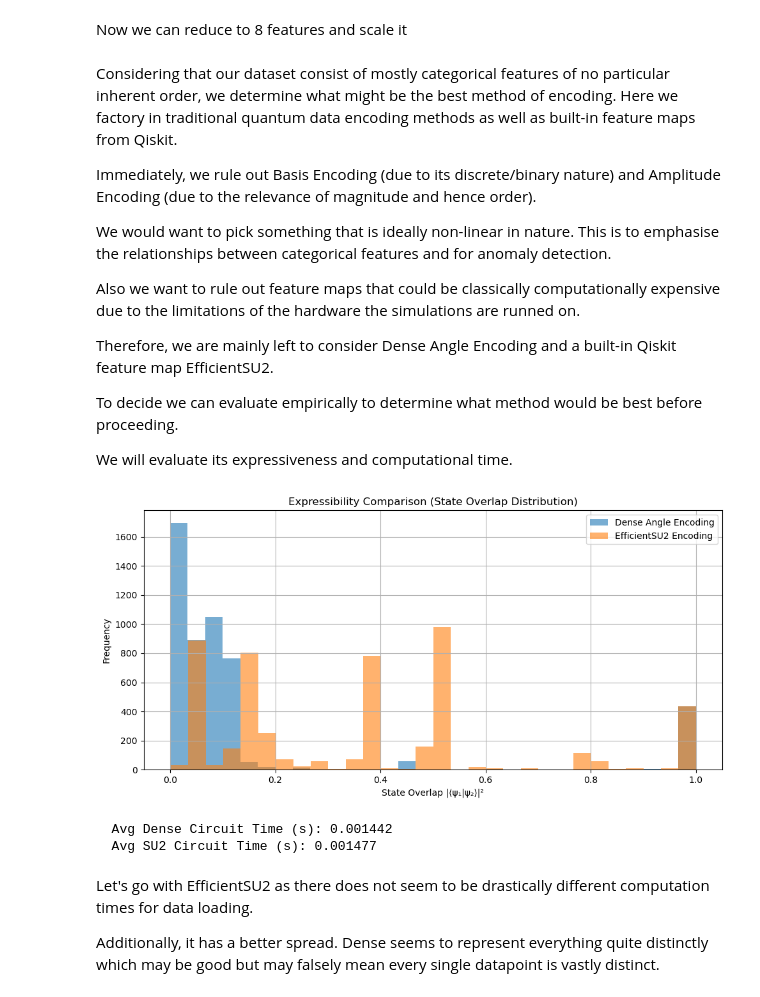
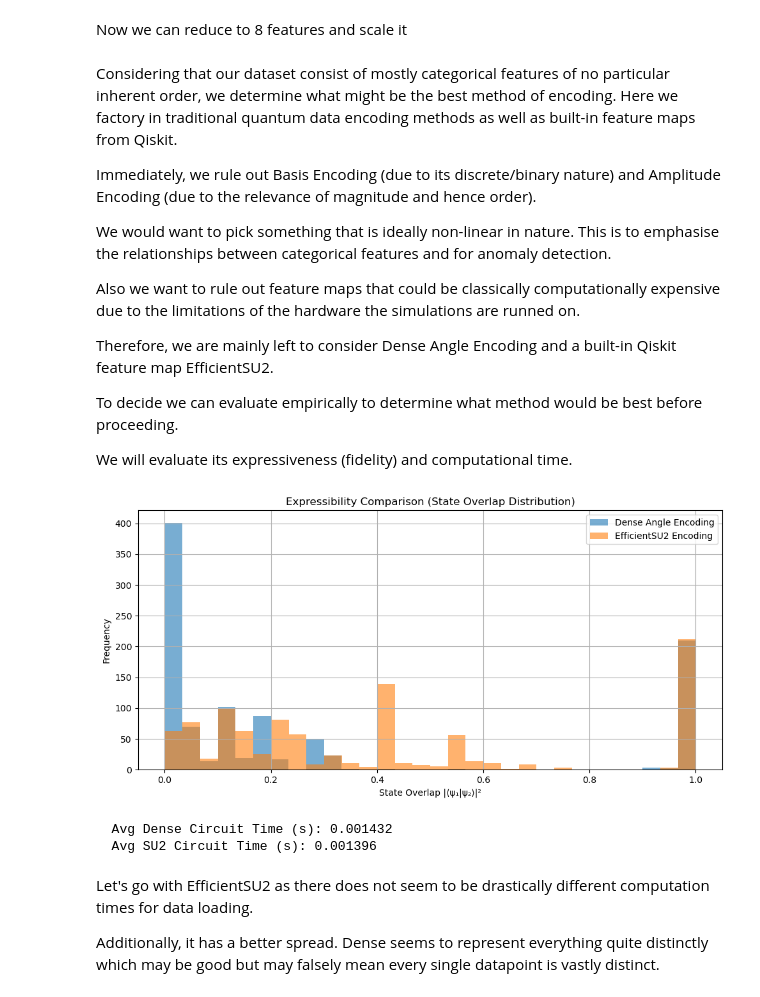
Before and after one commit to RohanSenthil/QAE_BETH_Anomaly, a Jupyter notebook: quantum_autoencoder.ipynb, the cells around one changed output. Drawn from its saved outputs; the diff is of its cells as text; code cells hidden in the pictures.

```diff
--- a/quantum_autoencoder.ipynb
+++ b/quantum_autoencoder.ipynb
@@ -161,11 +157,11 @@ Now we can reduce to 8 features and scale it
 reduced_normal_training_data = autoencoder.encoder(normal_training_data)
 
 n_qubits = reduced_normal_training_data.shape[1]
-n_samples = 5000  # For speed/testing
+n_samples = 1000  # For speed/testing
 
 # --- SCALE TO [0, 2π] ---
 scaler = MinMaxScaler(feature_range=(0, 2 * np.pi))
-scaled_normal_training_encoded = scaler.fit_transform(reduced_normal_training_data)
+scaled_normal_training_data = scaler.fit_transform(reduced_normal_training_data)
 # %% [markdown]
 Considering that our dataset consist of mostly categorical features of no particular inherent order, we determine what might be the best method of encoding. Here we factory in traditional quantum data encoding methods as well as built-in feature maps from Qiskit.
 
@@ -179,7 +175,7 @@ Therefore, we are mainly left to consider Dense Angle Encoding and a built-in Qi
 
 To decide we can evaluate empirically to determine what method would be best before proceeding.
 
-We will evaluate its expressiveness and computational time.
+We will evaluate its expressiveness (fidelity) and computational time.
 # %%
 # --- ENCODING CIRCUITS ---
 def dense_angle_encoding(params):
@@ -211,38 +207,38 @@ def compute_expressibility(circuit_builder, param_count, input_data):
         sv2 = Statevector.from_instruction(circuit_builder(params2)).data
         end = time.time()
 
         overlap = np.abs(np.vdot(sv1, sv2))**2
         overlaps.append(overlap)
         times.append(end - start)
 
     return np.array(overlaps), np.mean(times)
 
 # --- RUN TESTS ---
-dense_data = np.array([np.concatenate([row, row]) for row in scaled_normal_training_encoded])
+dense_data = np.array([np.concatenate([row, row]) for row in scaled_normal_training_data])
 dense_overlaps, dense_avg_time = compute_expressibility(dense_angle_encoding, 2 * n_qubits, dense_data)
 
 su2_param_count = efficient_su2(num_qubits=n_qubits, reps=1).num_parameters
-su2_data = np.array([row[:su2_param_count] for row in scaled_normal_training_encoded])
+su2_data = np.array([row[:su2_param_count] for row in scaled_normal_training_data])
 su2_overlaps, su2_avg_time = compute_expressibility(efficient_su2_encoding, su2_param_count, su2_data)
 
 # --- PLOT ---
 plt.figure(figsize=(10, 5))
 plt.hist(dense_overlaps, bins=30, alpha=0.6, label="Dense Angle Encoding")
 plt.hist(su2_overlaps, bins=30, alpha=0.6, label="EfficientSU2 Encoding")
 plt.title("Expressibility Comparison (State Overlap Distribution)")
 plt.xlabel("State Overlap |⟨ψ₁|ψ₂⟩|²")
 plt.ylabel("Frequency")
 plt.legend()
 plt.grid(True)
 plt.tight_layout()
 plt.show()
 
 print(f"  Avg Dense Circuit Time (s): {dense_avg_time:.6f}")
 print(f"  Avg SU2 Circuit Time (s): {su2_avg_time:.6f}")
 # %% [output]
-[figure, old version]
+[figure, new version]
-  Avg Dense Circuit Time (s): 0.001442
-  Avg SU2 Circuit Time (s): 0.001477
+  Avg Dense Circuit Time (s): 0.001432
+  Avg SU2 Circuit Time (s): 0.001396
 # %% [markdown]
 Let's go with EfficientSU2 as there does not seem to be drastically different computation times for data loading.
 
```
Also changed, not shown: parts of 15 cells of this notebook, 5 other files.
